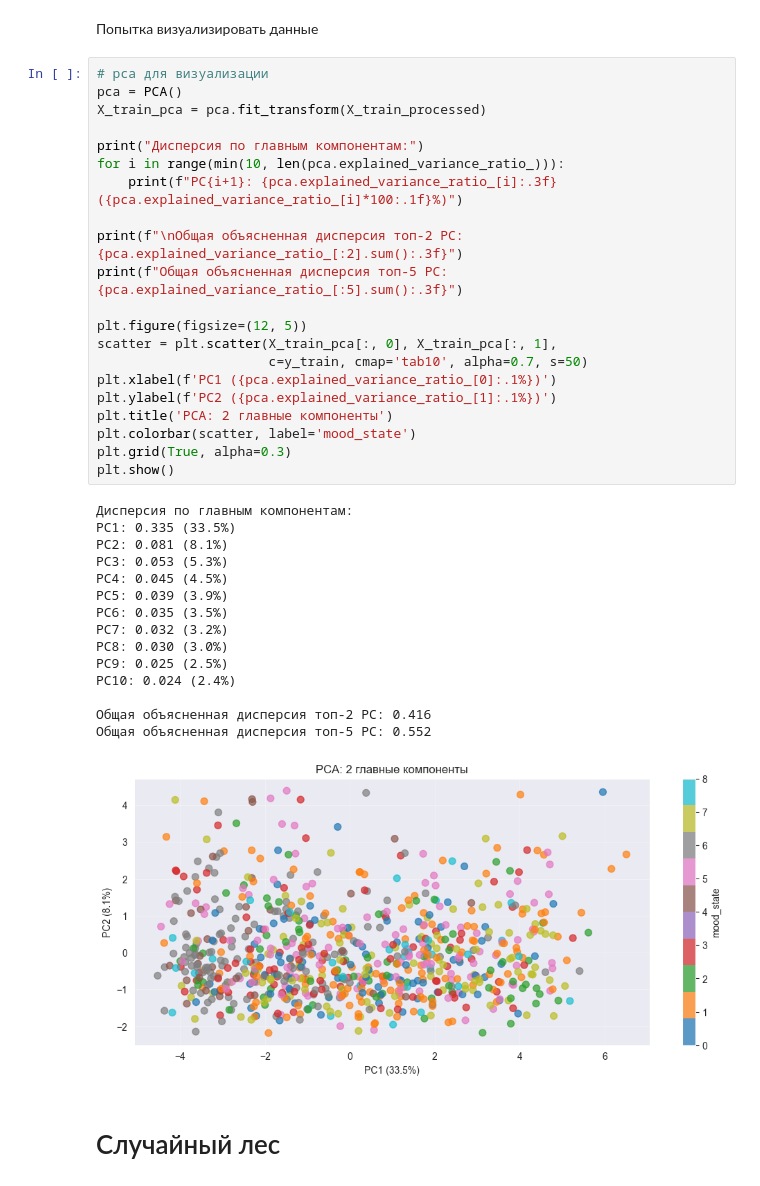
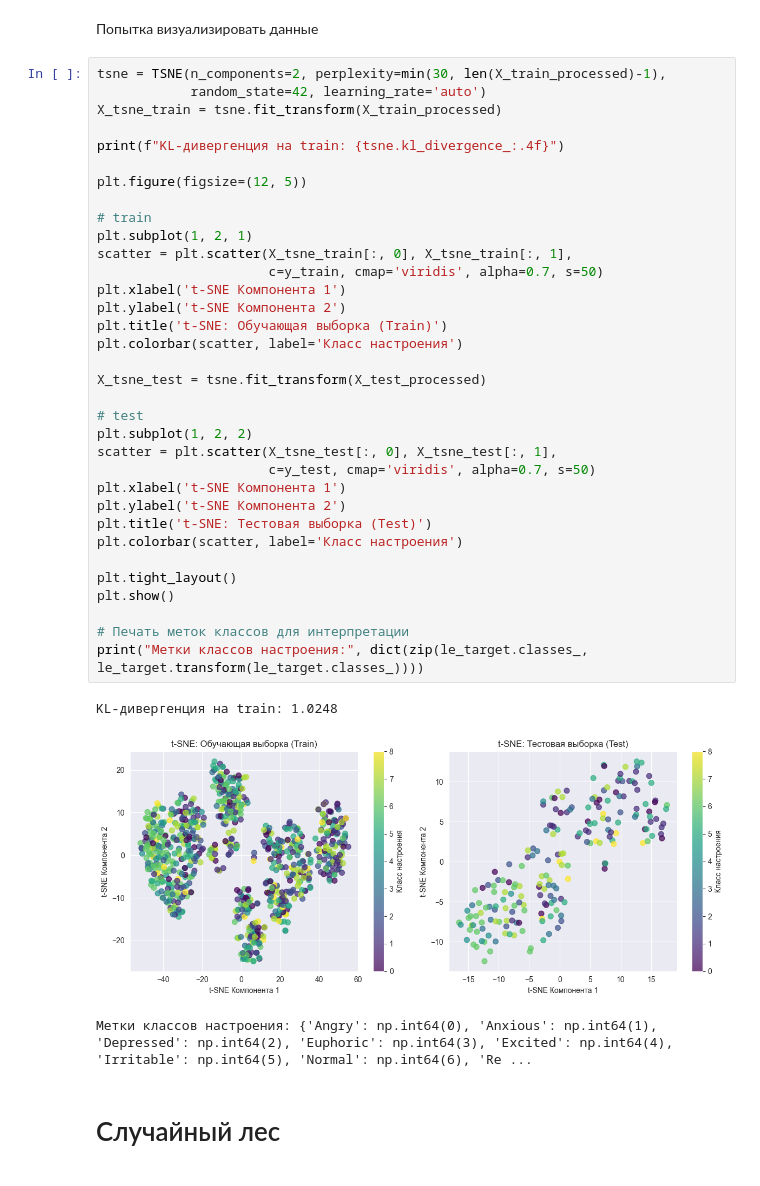
Before and after one commit to SavinskiVladimir/IntelliganceSystems, a Jupyter notebook: classification/gamers.ipynb, the cells around one changed output. Drawn from its saved outputs; the diff is of its cells as text.

Commit message:
Замена pca визуализации на tsne

```diff
--- a/classification/gamers.ipynb
+++ b/classification/gamers.ipynb
@@ -153,43 +153,44 @@ Withdrawn (код 8): 8
 Всего в test: 200
 # %% [markdown]
 Попытка визуализировать данные
-# %%
-# pca для визуализации
-pca = PCA()
-X_train_pca = pca.fit_transform(X_train_processed)
-
-print("Дисперсия по главным компонентам:")
-for i in range(min(10, len(pca.explained_variance_ratio_))):
-    print(f"PC{i+1}: {pca.explained_variance_ratio_[i]:.3f} ({pca.explained_variance_ratio_[i]*100:.1f}%)")
-
-print(f"\nОбщая объясненная дисперсия топ-2 PC: {pca.explained_variance_ratio_[:2].sum():.3f}")
-print(f"Общая объясненная дисперсия топ-5 PC: {pca.explained_variance_ratio_[:5].sum():.3f}")
-
-plt.figure(figsize=(12, 5))
-scatter = plt.scatter(X_train_pca[:, 0], X_train_pca[:, 1],
-                      c=y_train, cmap='tab10', alpha=0.7, s=50)
-plt.xlabel(f'PC1 ({pca.explained_variance_ratio_[0]:.1%})')
-plt.ylabel(f'PC2 ({pca.explained_variance_ratio_[1]:.1%})')
-plt.title('PCA: 2 главные компоненты')
-plt.colorbar(scatter, label='mood_state')
-plt.grid(True, alpha=0.3)
-plt.show()
-# %% [output]
-Дисперсия по главным компонентам:
-PC1: 0.335 (33.5%)
-PC2: 0.081 (8.1%)
-PC3: 0.053 (5.3%)
-PC4: 0.045 (4.5%)
-PC5: 0.039 (3.9%)
-PC6: 0.035 (3.5%)
-PC7: 0.032 (3.2%)
-PC8: 0.030 (3.0%)
-PC9: 0.025 (2.5%)
-PC10: 0.024 (2.4%)
-
-Общая объясненная дисперсия топ-2 PC: 0.416
-Общая объясненная дисперсия топ-5 PC: 0.552
-[figure, removed]
+# %%
+tsne = TSNE(n_components=2, perplexity=min(30, len(X_train_processed)-1),
+            random_state=42, learning_rate='auto')
+X_tsne_train = tsne.fit_transform(X_train_processed)
+
+print(f"KL-дивергенция на train: {tsne.kl_divergence_:.4f}")
+
+plt.figure(figsize=(12, 5))
+
+# train
+plt.subplot(1, 2, 1)
+scatter = plt.scatter(X_tsne_train[:, 0], X_tsne_train[:, 1],
+                      c=y_train, cmap='viridis', alpha=0.7, s=50)
+plt.xlabel('t-SNE Компонента 1')
+plt.ylabel('t-SNE Компонента 2')
+plt.title('t-SNE: Обучающая выборка (Train)')
+plt.colorbar(scatter, label='Класс настроения')
+
+X_tsne_test = tsne.fit_transform(X_test_processed)
+
+# test
+plt.subplot(1, 2, 2)
+scatter = plt.scatter(X_tsne_test[:, 0], X_tsne_test[:, 1],
+                      c=y_test, cmap='viridis', alpha=0.7, s=50)
+plt.xlabel('t-SNE Компонента 1')
+plt.ylabel('t-SNE Компонента 2')
+plt.title('t-SNE: Тестовая выборка (Test)')
+plt.colorbar(scatter, label='Класс настроения')
+
+plt.tight_layout()
+plt.show()
+
+# Печать меток классов для интерпретации
+print("Метки классов настроения:", dict(zip(le_target.classes_, le_target.transform(le_target.classes_))))
+# %% [output]
+KL-дивергенция на train: 1.0248
+[figure, added]
+Метки классов настроения: {'Angry': np.int64(0), 'Anxious': np.int64(1), 'Depressed': np.int64(2), 'Euphoric': np.int64(3), 'Excited': np.int64(4), 'Irritable': np.int64(5), 'Normal': np.int64(6), 'Re ...
 # %% [markdown]
 # Случайный лес
 # %%
```
Also changed, not shown: parts of 1 cell of this notebook.
